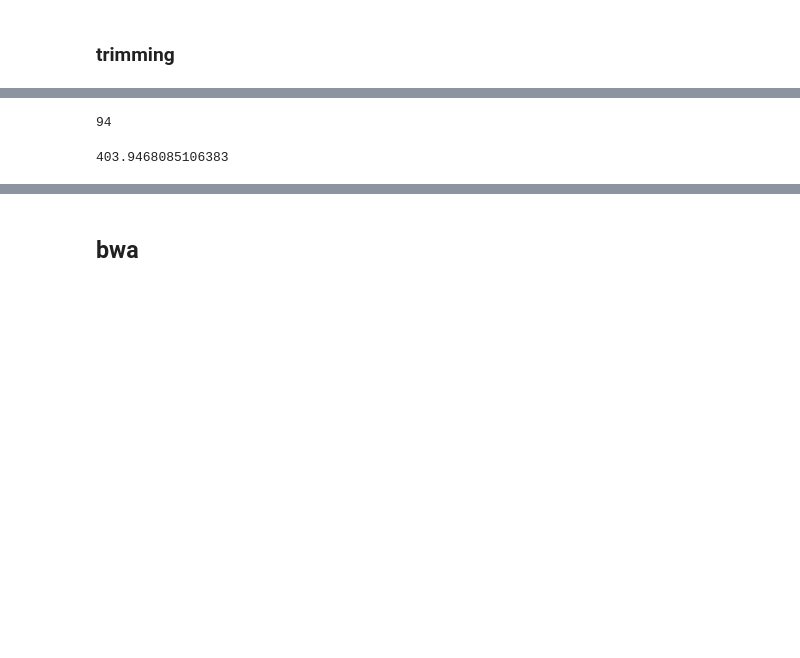
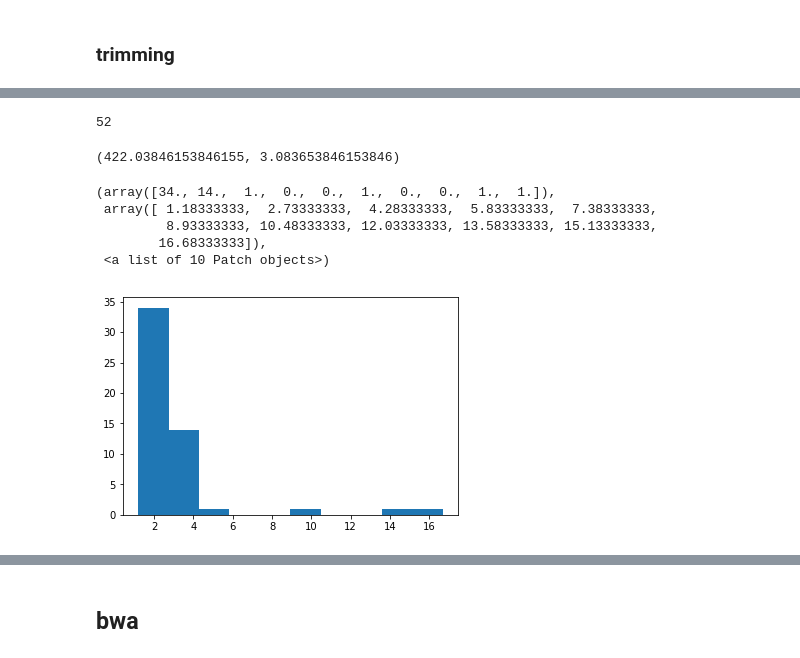
Before and after one commit to CoAdapTree/gatk_pipeline, a Jupyter notebook: Untitled.ipynb, the cells around one changed output, grey strips where cells are left out. Drawn from its saved outputs; the diff is of its cells as text; code cells hidden in the pictures; blank space fills up the shorter version.

```diff
--- a/Untitled.ipynb
+++ b/Untitled.ipynb
@@ -595,2 +596,14 @@ for f in files:
 # %% [markdown]
 ### trimming
+# %%
+DIR = '/home/lindb/scratch/testdata/'
+os.chdir(DIR)
+dirs = !ls -d */
+dirs = [d for d in dirs if 'LP' in d or 'JP' in d]
+slurms = []
+for d in dirs:
+    d = op.abspath(d)
+    t = op.join(d,'shfiles/trimmed_shfiles')
+    assert op.exists(t)
+    [slurms.append(f) for f in fs(t) if '.out' in f]
+slurms
@@ -597,18 +628,29 @@ for f in files:
 # %%
-DIR = '/home/lindb/scratch/data/shfiles/trimmed_shfiles'
-pids = []
-slurms = [f for f in ls(DIR) if '.out' in f]
 for s in slurms:
-    pids.append(int(s.split("-")[1].split(".out")[0]))
+    s = op.basename(s)
+    pids.append(int(s.split("_")[1].split(".out")[0]))
 len(pids)
 # %% [output]
-94
+52
 # %%
-mems = []
+mems  = []
+times = []
 for p in pids:
     info = !seff $p
-    mem = math.ceil(float([x for x in info if 'Memory Utilized' in x][0].split(" ")[2]))
+    mem  = math.ceil(float([x for x in info if 'Memory Utilized' in x][0].split(" ")[2]))
+    hours,minutes,seconds = [x for x in info if 'Job Wall-clock time' in x][0].split(" ")[-1].split(":")
+    time = (int(hours)*60)+int(minutes)+(int(seconds)/60)
+    times.append(time)
     mems.append(mem)
-np.mean(mems)
+np.mean(mems),np.mean(times)
 # %% [output]
-403.9468085106383
+(422.03846153846155, 3.083653846153846)
+# %%
+plt.hist(times)
+# %% [output]
+(array([34., 14.,  1.,  0.,  0.,  1.,  0.,  0.,  1.,  1.]),
+ array([ 1.18333333,  2.73333333,  4.28333333,  5.83333333,  7.38333333,
+         8.93333333, 10.48333333, 12.03333333, 13.58333333, 15.13333333,
+        16.68333333]),
+ <a list of 10 Patch objects>)
+[figure, added]
```
Also changed, not shown: parts of 22 cells of this notebook, 7 other files.
